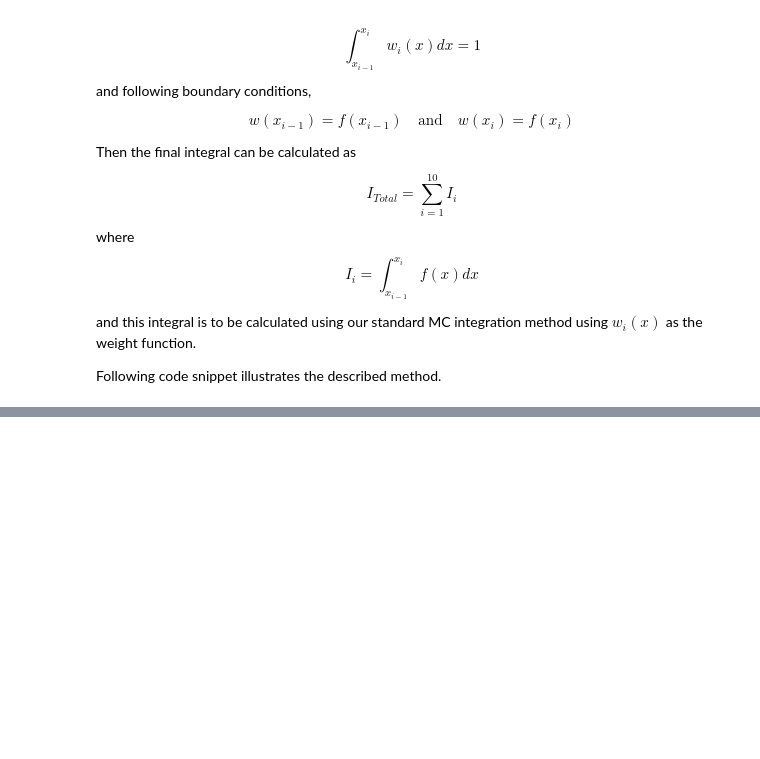
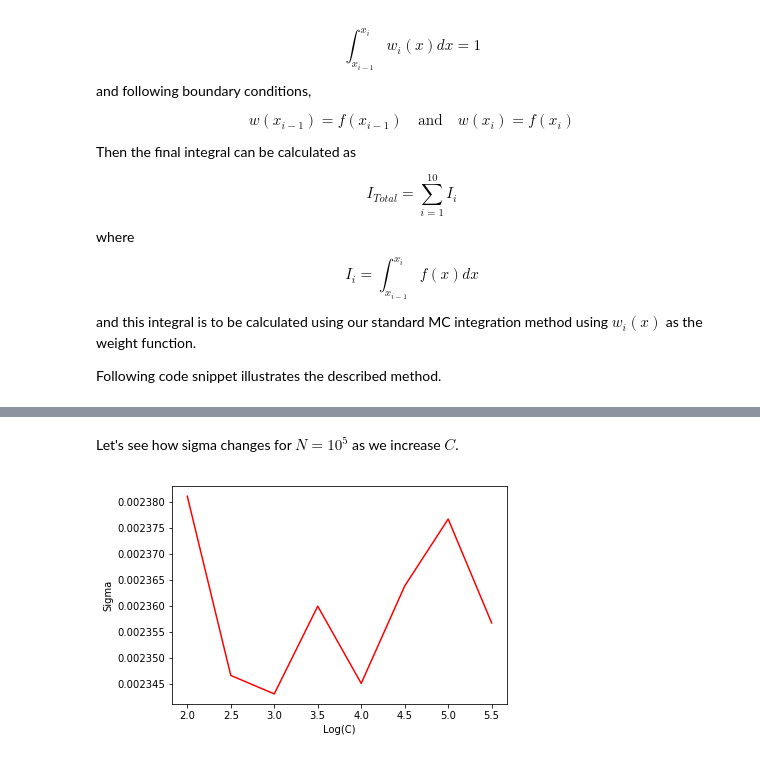
Before and after one commit to guneykan/montecarlo, a Jupyter notebook: PS3/PS3.ipynb, the cells around one changed output, grey strips where cells are left out. Saved outputs shown, nothing was run; the diff lists cells and outputs as text; code cells hidden in the pictures; blank space fills up the shorter version.

```diff
--- a/PS3/PS3.ipynb
+++ b/PS3/PS3.ipynb
@@ -135,3 +148,25 @@ table = ff.create_table(data_matrix)
 py.iplot(table)
 # %% [output]
 [interactive output not drawn]
+# %% [markdown]
+Let's see how sigma changes for $N=10^5$ as we increase $C$.
+# %%
+sigmas=[]
+sigma=0
+I=0
+C=np.arange(2,6,0.5)
+for c in C:
+    I=0
+    sigma=0
+    for i in range (0,len(l)-1):
+        temp,temp2=integrate(f,l[i],l[i+1],10000,10**c)
+        sigma+=temp2
+        I+=temp
+    sigmas.append(np.sqrt(sigma))
+
+plt.plot(C,sigmas,'r')
+plt.ylabel('Sigma')
+plt.xlabel('Log(C)')
+plt.show()
+# %% [output]
+[figure, added]
```
Also changed, not shown: parts of 8 cells of this notebook.
